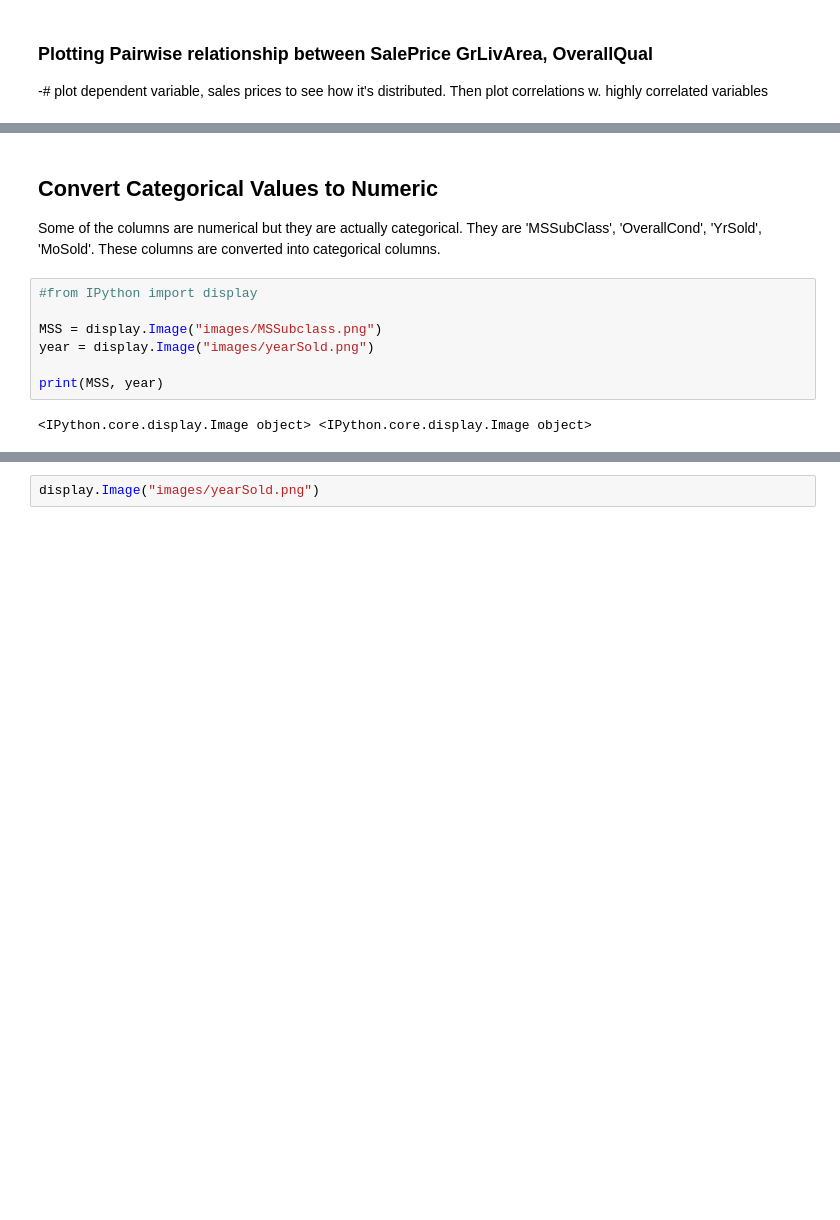
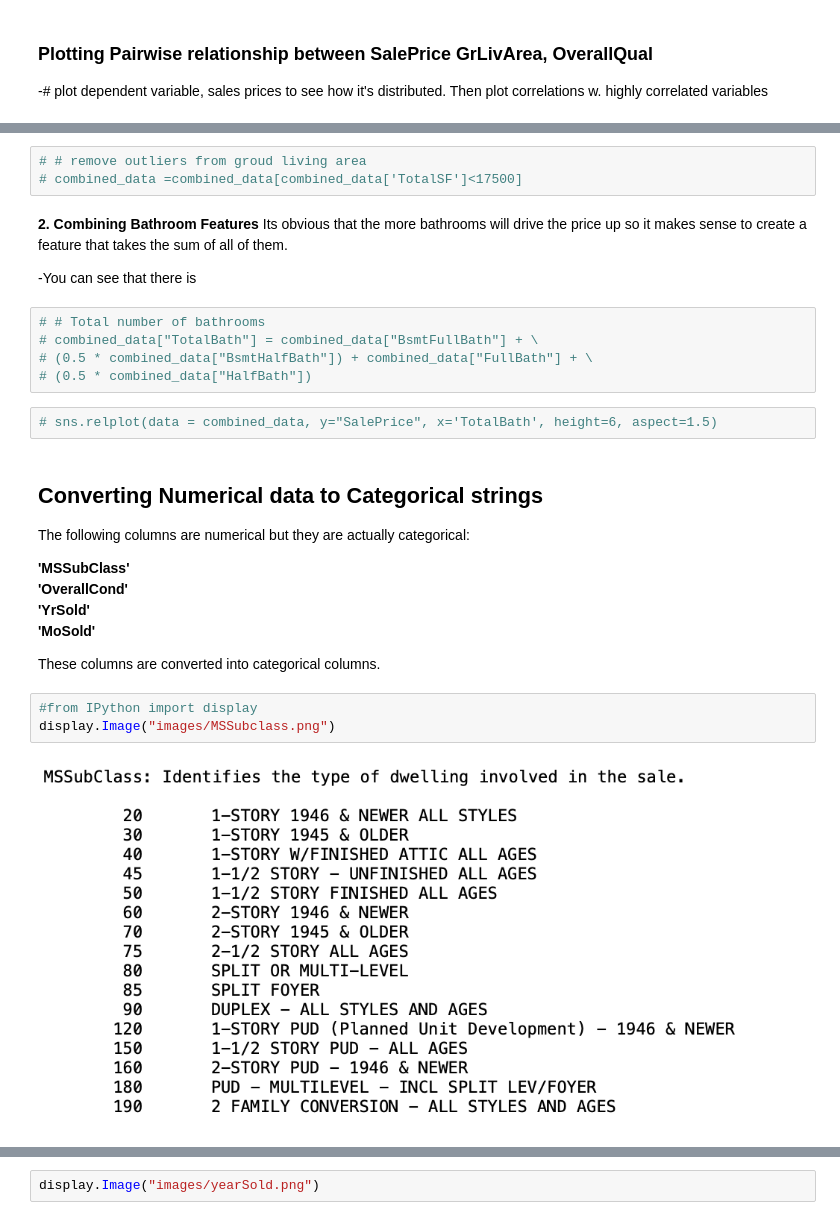
Before and after one commit to dtrinidad002/W207_Final_Project, a Jupyter notebook: Notebook_2_EDA_DataCleaning+FeatureEngineering+ModelDevelopment.ipynb, the cells around one changed output, grey strips where cells are left out. Drawn from its saved outputs; the diff is of its cells as text; blank space fills up the shorter version.

```diff
--- a/Notebook_2_EDA_DataCleaning+FeatureEngineering+ModelDevelopment.ipynb
+++ b/Notebook_2_EDA_DataCleaning+FeatureEngineering+ModelDevelopment.ipynb
@@ -413,13 +383,32 @@ sns.relplot(data = combined_data, y="SalePrice", x='TotalSF', height=6, aspect=1
+# %%
+# # remove outliers from groud living area
+# combined_data =combined_data[combined_data['TotalSF']<17500]
+# %% [markdown]
+**2. Combining Bathroom Features**
+Its obvious that the more bathrooms will drive the price up so it makes sense to create a feature that takes the sum of all of them.
+
+-You can see that there is
+# %%
+# # Total number of bathrooms
+# combined_data["TotalBath"] = combined_data["BsmtFullBath"] + \
+# (0.5 * combined_data["BsmtHalfBath"]) + combined_data["FullBath"] + \
+# (0.5 * combined_data["HalfBath"])
+# %%
+# sns.relplot(data = combined_data, y="SalePrice", x='TotalBath', height=6, aspect=1.5)
 # %% [markdown]
-## Convert Categorical Values to Numeric
+## Converting Numerical data to Categorical  strings
 
-Some of the columns are numerical but they are actually categorical. They are 'MSSubClass', 'OverallCond', 'YrSold', 'MoSold'. These columns are converted into categorical columns.
+The following columns are numerical but they are actually categorical:
+
+**'MSSubClass'
+'OverallCond'
+'YrSold'
+'MoSold'**
+
+
+These columns are converted into categorical columns.
 # %%
 #from IPython import display
-
-MSS = display.Image("images/MSSubclass.png")
-year = display.Image("images/yearSold.png")
-
-print(MSS, year)
+display.Image("images/MSSubclass.png")
 # %% [output]
-<IPython.core.display.Image object> <IPython.core.display.Image object>
+[figure, added]
```
Also changed, not shown: parts of 33 cells of this notebook.
